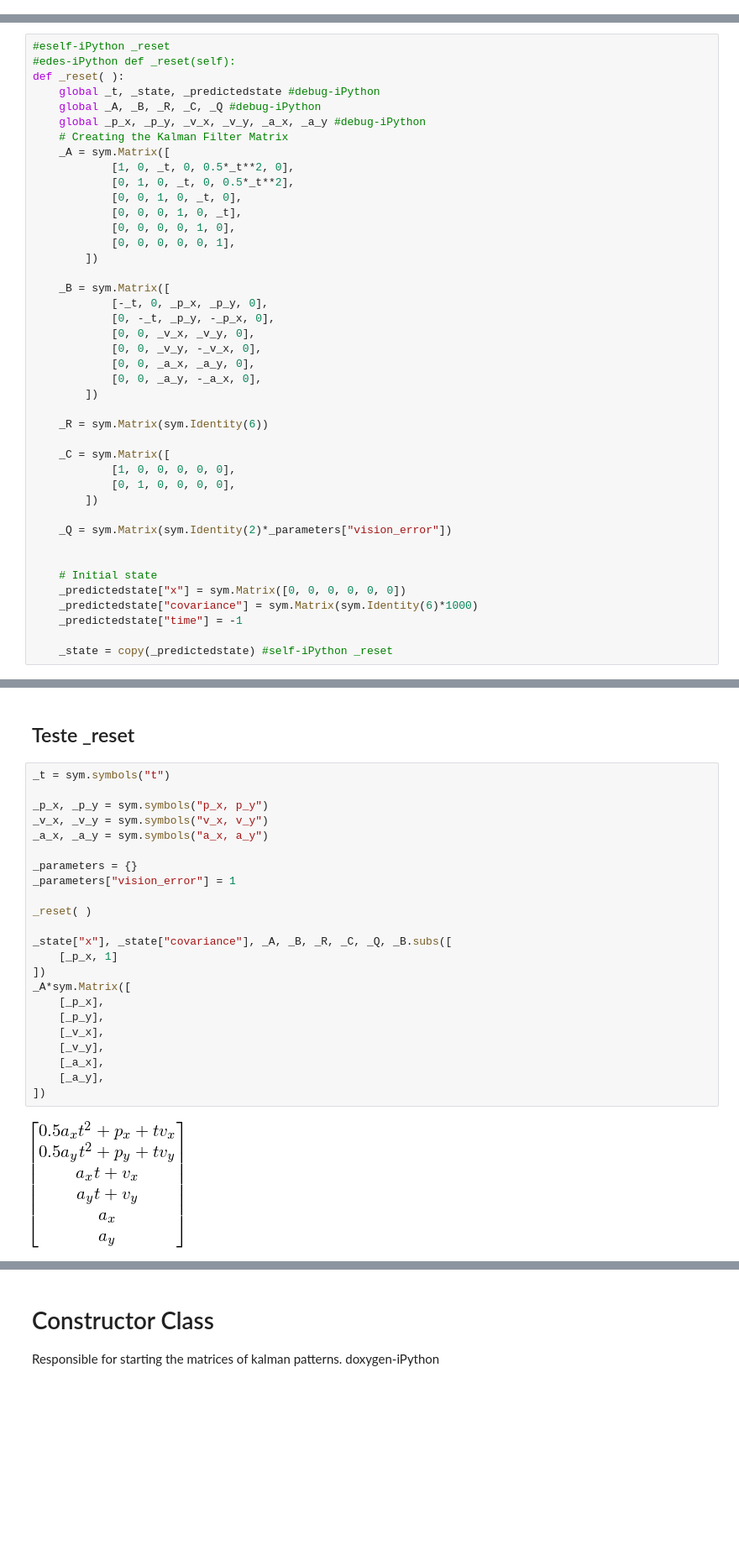
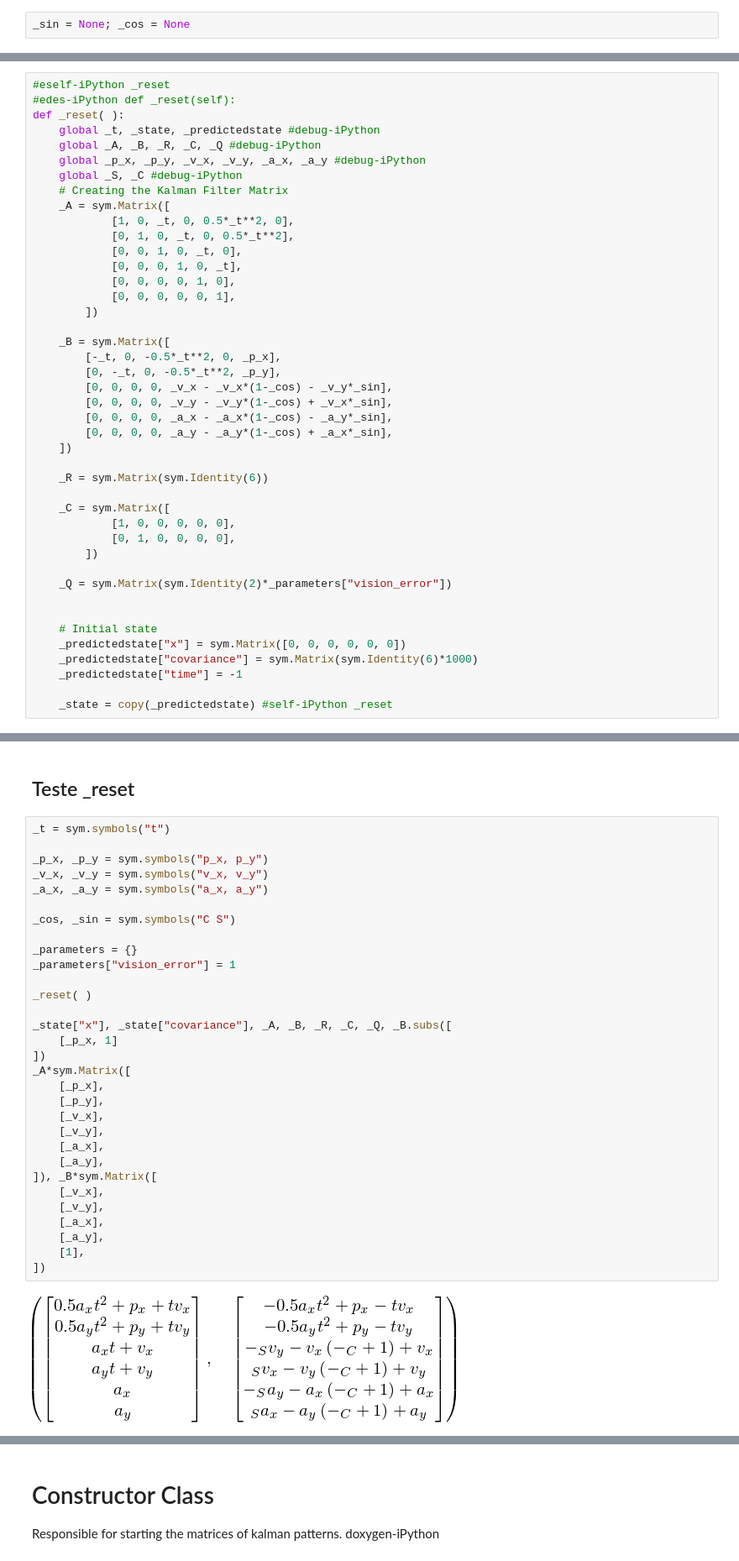
Before and after one commit to RoboFEI/RoboFEI-HT_2019, a Jupyter notebook: AI/Visual_Memory/iPython/KalmanFilter.ipynb, the cells around one changed output, grey strips where cells are left out. Shown at 84% size. Saved outputs shown, nothing was run; the diff lists cells and outputs as text; blank space fills up the shorter version.

```diff
--- a/AI/Visual_Memory/iPython/KalmanFilter.ipynb
+++ b/AI/Visual_Memory/iPython/KalmanFilter.ipynb
@@ -84,3 +87,5 @@ _p_x = None; _p_y = None; _v_x = None; _v_y = None; _a_x = None; _a_y = None; _b
+# %%
+_sin = None; _cos = None
 # %%
 #ini-iPython
 
@@ -130,6 +138,7 @@ def _reset( ):
     global _t, _state, _predictedstate #debug-iPython
     global _A, _B, _R, _C, _Q #debug-iPython
     global _p_x, _p_y, _v_x, _v_y, _a_x, _a_y #debug-iPython
+    global _S, _C #debug-iPython
     # Creating the Kalman Filter Matrix
     _A = sym.Matrix([
             [1, 0, _t, 0, 0.5*_t**2, 0],
@@ -141,13 +150,13 @@ def _reset( ):
         ])
 
     _B = sym.Matrix([
-            [-_t, 0, _p_x, _p_y, 0],
-            [0, -_t, _p_y, -_p_x, 0],
-            [0, 0, _v_x, _v_y, 0],
-            [0, 0, _v_y, -_v_x, 0],
-            [0, 0, _a_x, _a_y, 0],
-            [0, 0, _a_y, -_a_x, 0],
-        ])
+        [-_t, 0, -0.5*_t**2, 0, _p_x],
+        [0, -_t, 0, -0.5*_t**2, _p_y],
+        [0, 0, 0, 0, _v_x - _v_x*(1-_cos) - _v_y*_sin],
+        [0, 0, 0, 0, _v_y - _v_y*(1-_cos) + _v_x*_sin],
+        [0, 0, 0, 0, _a_x - _a_x*(1-_cos) - _a_y*_sin],
+        [0, 0, 0, 0, _a_y - _a_y*(1-_cos) + _a_x*_sin],
+    ])
 
     _R = sym.Matrix(sym.Identity(6))
 
@@ -172,26 +181,34 @@ def _reset( ):
 # %%
 _t = sym.symbols("t")
 
 _p_x, _p_y = sym.symbols("p_x, p_y")
 _v_x, _v_y = sym.symbols("v_x, v_y")
 _a_x, _a_y = sym.symbols("a_x, a_y")
+
+_cos, _sin = sym.symbols("C S")
 
 _parameters = {}
 _parameters["vision_error"] = 1
 
 _reset( )
 
 _state["x"], _state["covariance"], _A, _B, _R, _C, _Q, _B.subs([
     [_p_x, 1]
 ])
 _A*sym.Matrix([
     [_p_x],
     [_p_y],
     [_v_x],
     [_v_y],
     [_a_x],
     [_a_y],
+]), _B*sym.Matrix([
+    [_v_x],
+    [_v_y],
+    [_a_x],
+    [_a_y],
+    [1],
 ])
 # %% [output]
-[figure, old version]
+[figure, new version]
 # %%
```
Also changed, not shown: parts of 13 cells of this notebook, 7 other files.
